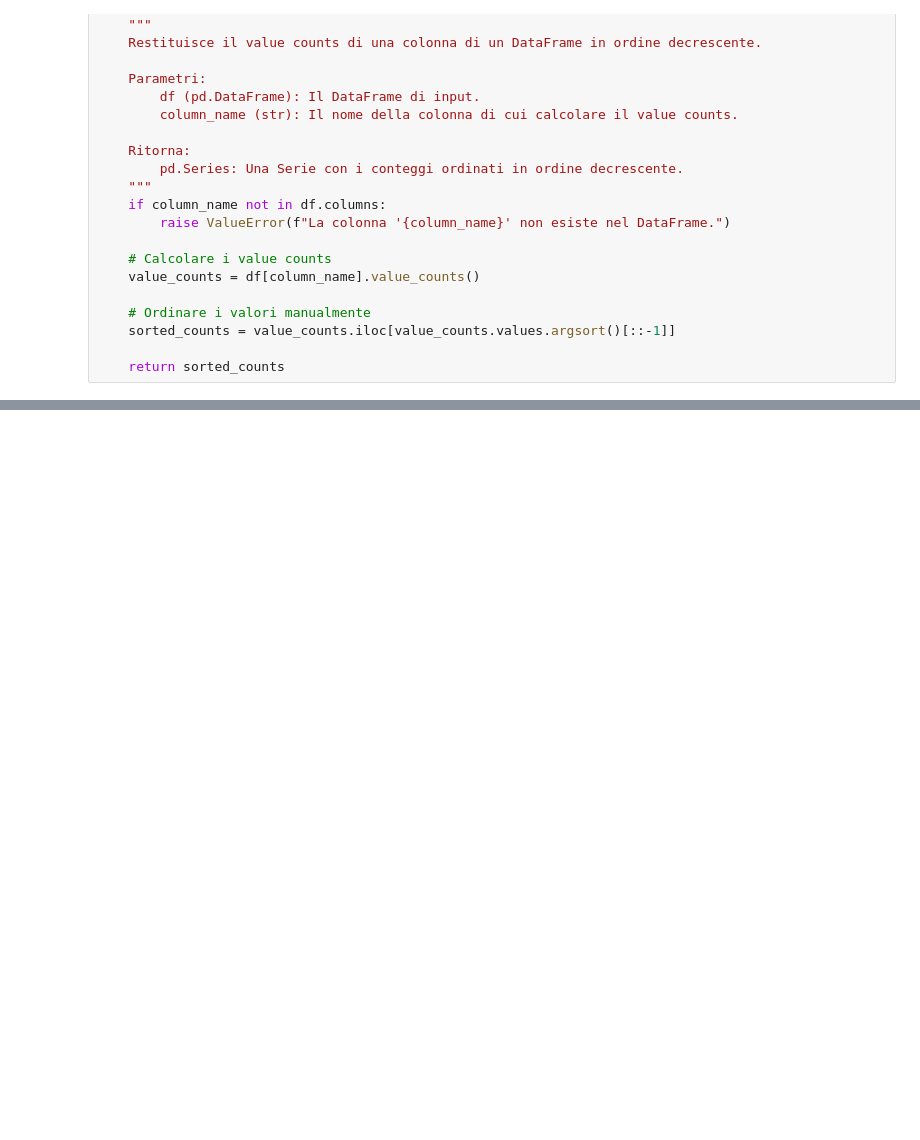
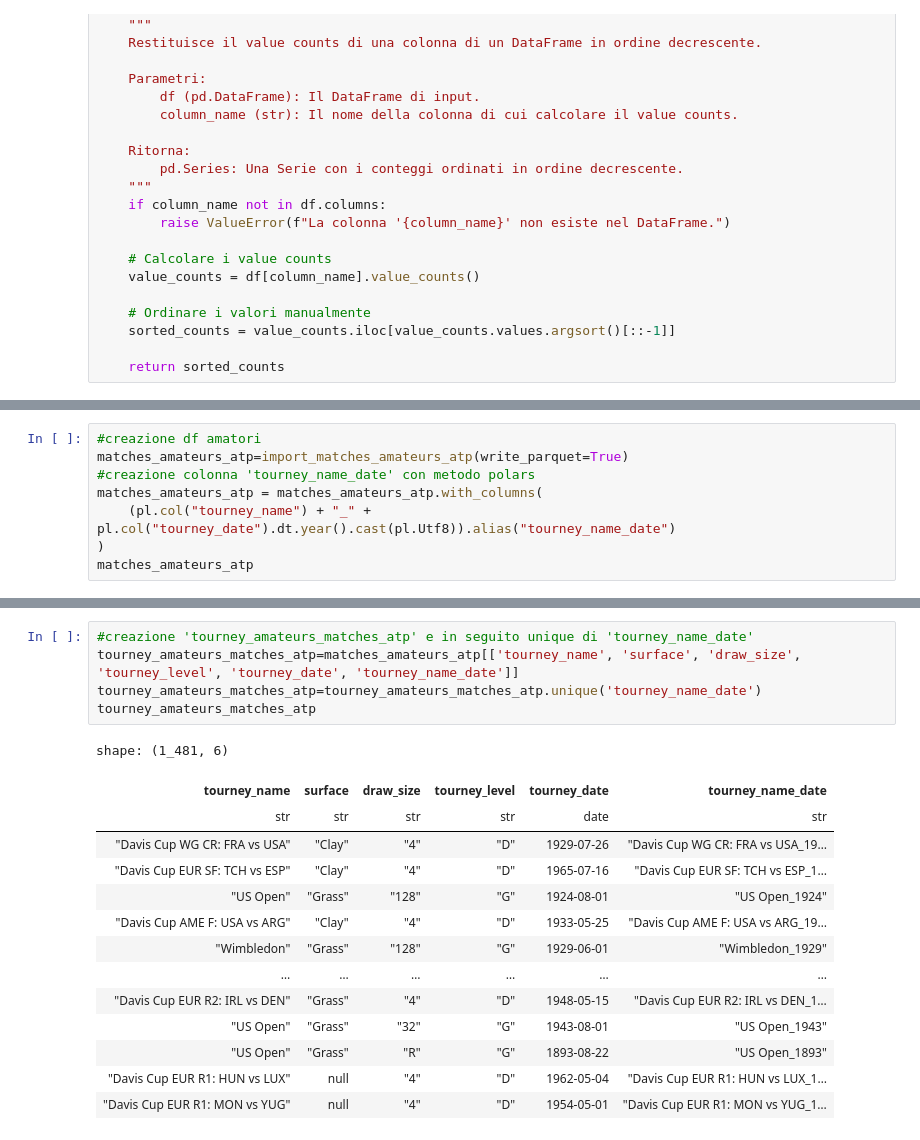
Before and after one commit to lebondon/Tennis_data_study, a Jupyter notebook: EDA_tennis.ipynb, the cells around one changed output, grey strips where cells are left out. Saved outputs shown, nothing was run; the diff lists cells and outputs as text; blank space fills up the shorter version.

```diff
--- a/EDA_tennis.ipynb
+++ b/EDA_tennis.ipynb
@@ -383,0 +89,8 @@ shape: (1_355, 7)
+# %%
+#creazione df amatori
+matches_amateurs_atp=import_matches_amateurs_atp(write_parquet=True)
+#creazione colonna 'tourney_name_date' con metodo polars
+matches_amateurs_atp = matches_amateurs_atp.with_columns(
+    (pl.col("tourney_name") + "_" + pl.col("tourney_date").dt.year().cast(pl.Utf8)).alias("tourney_name_date")
+)
+matches_amateurs_atp
@@ -383,0 +112,20 @@ shape: (1_355, 7)
+# %%
+#creazione 'tourney_amateurs_matches_atp' e in seguito unique di 'tourney_name_date'
+tourney_amateurs_matches_atp=matches_amateurs_atp[['tourney_name', 'surface', 'draw_size', 'tourney_level', 'tourney_date', 'tourney_name_date']]
+tourney_amateurs_matches_atp=tourney_amateurs_matches_atp.unique('tourney_name_date')
+tourney_amateurs_matches_atp
+# %% [output]
+shape: (1_481, 6)
+| tourney_name | surface | draw_size | tourney_level | tourney_date | tourney_name_date |
+| str | str | str | str | date | str |
+| "Davis Cup WG CR: FRA vs USA" | "Clay" | "4" | "D" | 1929-07-26 | "Davis Cup WG CR: FRA vs USA_19… |
+| "Davis Cup EUR SF: TCH vs ESP" | "Clay" | "4" | "D" | 1965-07-16 | "Davis Cup EUR SF: TCH vs ESP_1… |
+| "US Open" | "Grass" | "128" | "G" | 1924-08-01 | "US Open_1924" |
+| "Davis Cup AME F: USA vs ARG" | "Clay" | "4" | "D" | 1933-05-25 | "Davis Cup AME F: USA vs ARG_19… |
+| "Wimbledon" | "Grass" | "128" | "G" | 1929-06-01 | "Wimbledon_1929" |
+| … | … | … | … | … | … |
+| "Davis Cup EUR R2: IRL vs DEN" | "Grass" | "4" | "D" | 1948-05-15 | "Davis Cup EUR R2: IRL vs DEN_1… |
+| "US Open" | "Grass" | "32" | "G" | 1943-08-01 | "US Open_1943" |
+| "US Open" | "Grass" | "R" | "G" | 1893-08-22 | "US Open_1893" |
+| "Davis Cup EUR R1: HUN vs LUX" | null | "4" | "D" | 1962-05-04 | "Davis Cup EUR R1: HUN vs LUX_1… |
+| "Davis Cup EUR R1: MON vs YUG" | null | "4" | "D" | 1954-05-01 | "Davis Cup EUR R1: MON vs YUG_1… |
```
Also changed, not shown: parts of 43 cells of this notebook, 1 other file.
